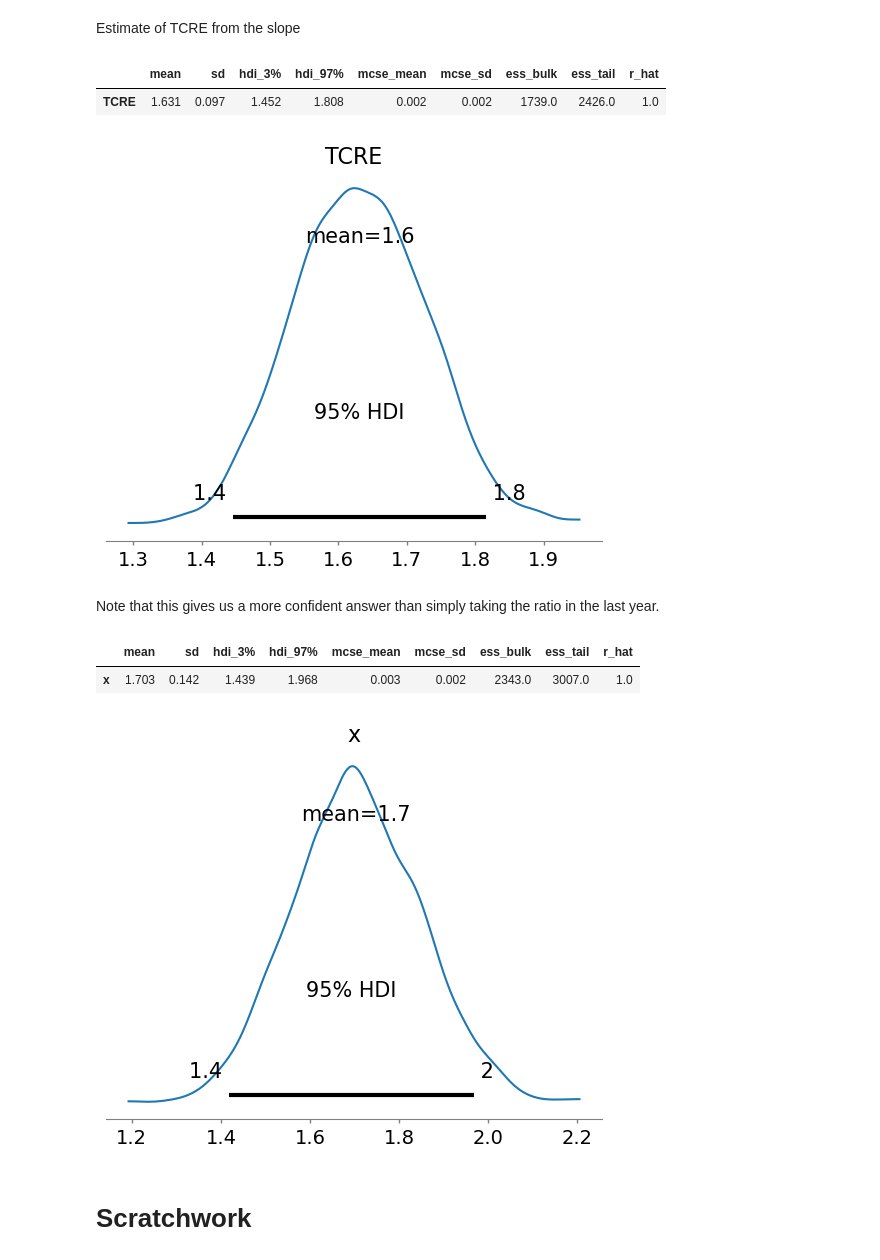
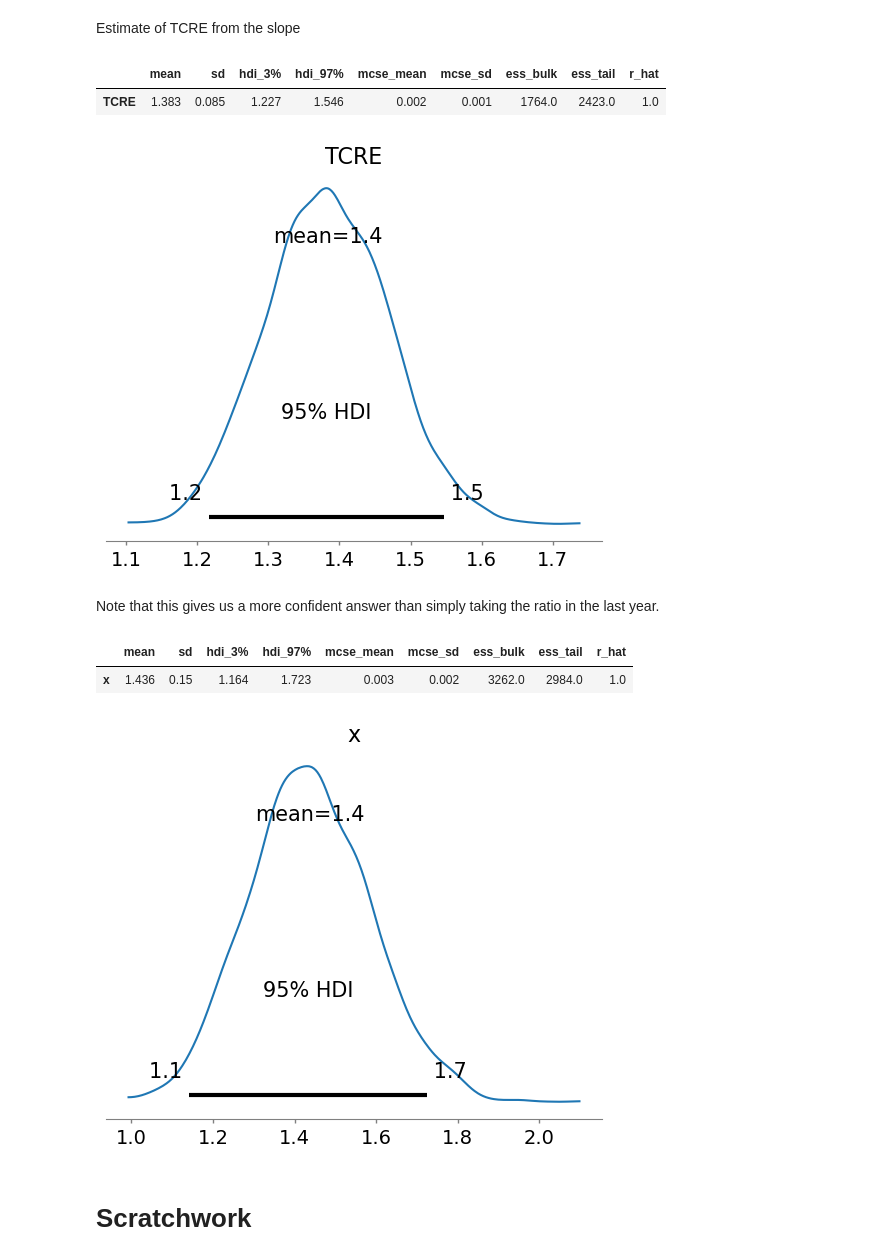
Before and after one commit to netzeroasap/TCRE_Assessment, a Jupyter notebook: notebooks/TCRE_from_DAMIP.ipynb, the cells around one changed output. Saved outputs shown, nothing was run; the diff lists cells and outputs as text; code cells hidden in the pictures.

```diff
--- a/notebooks/TCRE_from_DAMIP.ipynb
+++ b/notebooks/TCRE_from_DAMIP.ipynb
@@ -335,23 +379,23 @@ tmp=plt.ylabel("Warming attributable to CO2 (°C)")
 # %% [markdown]
 Estimate of TCRE from the slope
 # %%
-az.plot_posterior(trace_tcre,var_names=["TCRE"],hdi_prob=.95)
-az.summary(trace_tcre,var_names=["TCRE"])
+az.plot_posterior(trace,var_names=["TCRE"],hdi_prob=.95)
+az.summary(trace,var_names=["TCRE"])
 # %% [output]
 |  | mean | sd | hdi_3% | hdi_97% | mcse_mean | mcse_sd | ess_bulk | ess_tail | r_hat |
-| TCRE | 1.631 | 0.097 | 1.452 | 1.808 | 0.002 | 0.002 | 1739.0 | 2426.0 | 1.0 |
+| TCRE | 1.383 | 0.085 | 1.227 | 1.546 | 0.002 | 0.001 | 1764.0 | 2423.0 | 1.0 |
-[figure, old version]
+[figure, new version]
 # %% [markdown]
 Note that this gives us a more confident answer than simply taking the ratio in the last year.
 # %%
-az.plot_posterior(trace_tcre.posterior.attributable_CO2.isel(time=-1)/
-                  trace_tcre.posterior.E_cum.isel(time=-1),hdi_prob=.95)
-az.summary(trace_tcre.posterior.attributable_CO2.isel(time=-1)/
-                  trace_tcre.posterior.E_cum.isel(time=-1))
+az.plot_posterior(trace.posterior.attributable_CO2.isel(time=-1)/
+                  trace.posterior.E_cum.isel(time=-1),hdi_prob=.95)
+az.summary(trace.posterior.attributable_CO2.isel(time=-1)/
+                  trace.posterior.E_cum.isel(time=-1))
 # %% [output]
 |  | mean | sd | hdi_3% | hdi_97% | mcse_mean | mcse_sd | ess_bulk | ess_tail | r_hat |
-| x | 1.703 | 0.142 | 1.439 | 1.968 | 0.003 | 0.002 | 2343.0 | 3007.0 | 1.0 |
+| x | 1.436 | 0.15 | 1.164 | 1.723 | 0.003 | 0.002 | 3262.0 | 2984.0 | 1.0 |
-[figure, old version]
+[figure, new version]
 # %% [markdown]
 # Scratchwork
 # %% [markdown]
```
Also changed, not shown: parts of 15 cells of this notebook.
